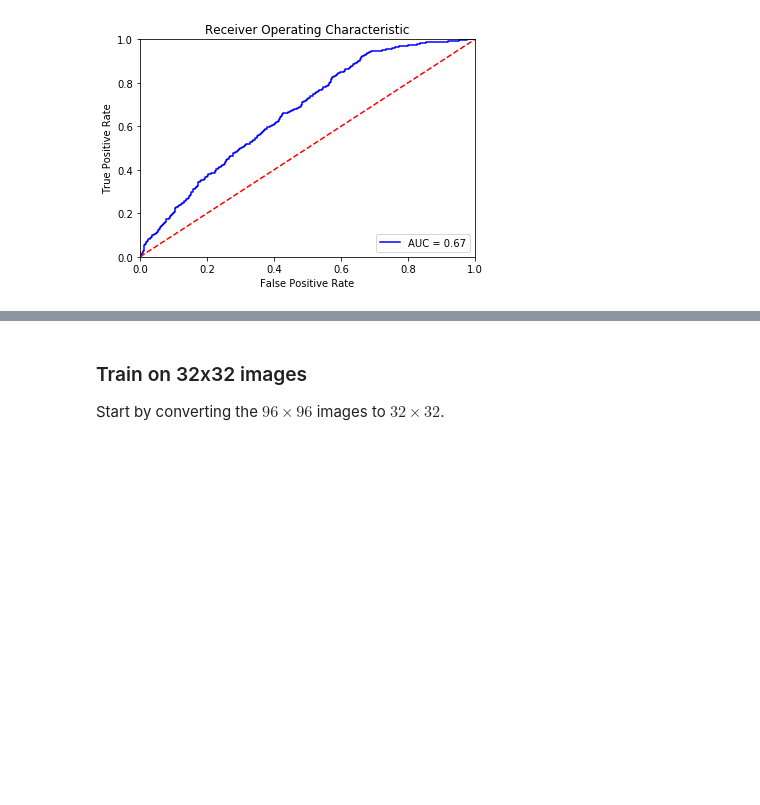
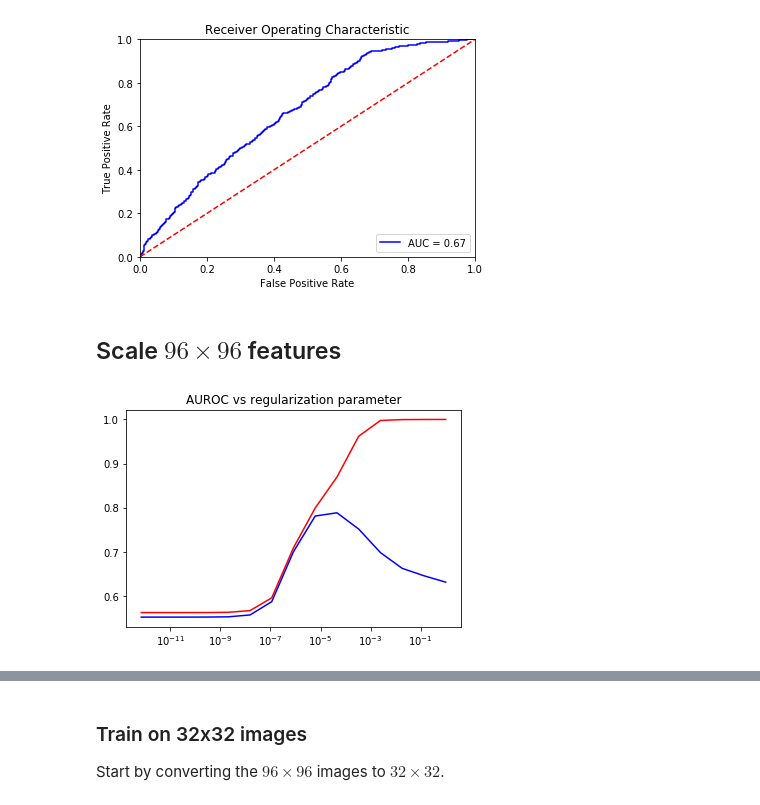
Before and after one commit to joelper/CS229A, a Jupyter notebook: Models/Logistic_regression/logistic_regression.ipynb, the cells around one changed output, grey strips where cells are left out. Drawn from its saved outputs; the diff is of its cells as text; code cells hidden in the pictures; blank space fills up the shorter version.

```diff
--- a/Models/Logistic_regression/logistic_regression.ipynb
+++ b/Models/Logistic_regression/logistic_regression.ipynb
@@ -133,3 +133,18 @@ plt.xlabel('False Positive Rate')
 plt.show()
 # %% [output]
 [figure]
+# %% [markdown]
+## Scale $96\times96$ features
+# %%
+X_scaled = preprocessing.scale(X)
+X_val_scaled = preprocessing.scale(X_val)
+# %%
+auc_train_scaled, auc_val_scaled, acc_train_scaled, acc_val_scaled = auroc_and_acc_vs_reg(reg, X_scaled, Y, X_val_scaled, Y_val)
+# %%
+plt.title('AUROC vs regularization parameter')
+plt.plot(np.array(reg), np.array(auc_train_scaled),'r')
+plt.plot(np.array(reg), np.array(auc_val_scaled), 'b')
+plt.xscale('log')
+plt.show()
+# %% [output]
+[figure, added]
```
Also changed, not shown: parts of 24 cells of this notebook.
